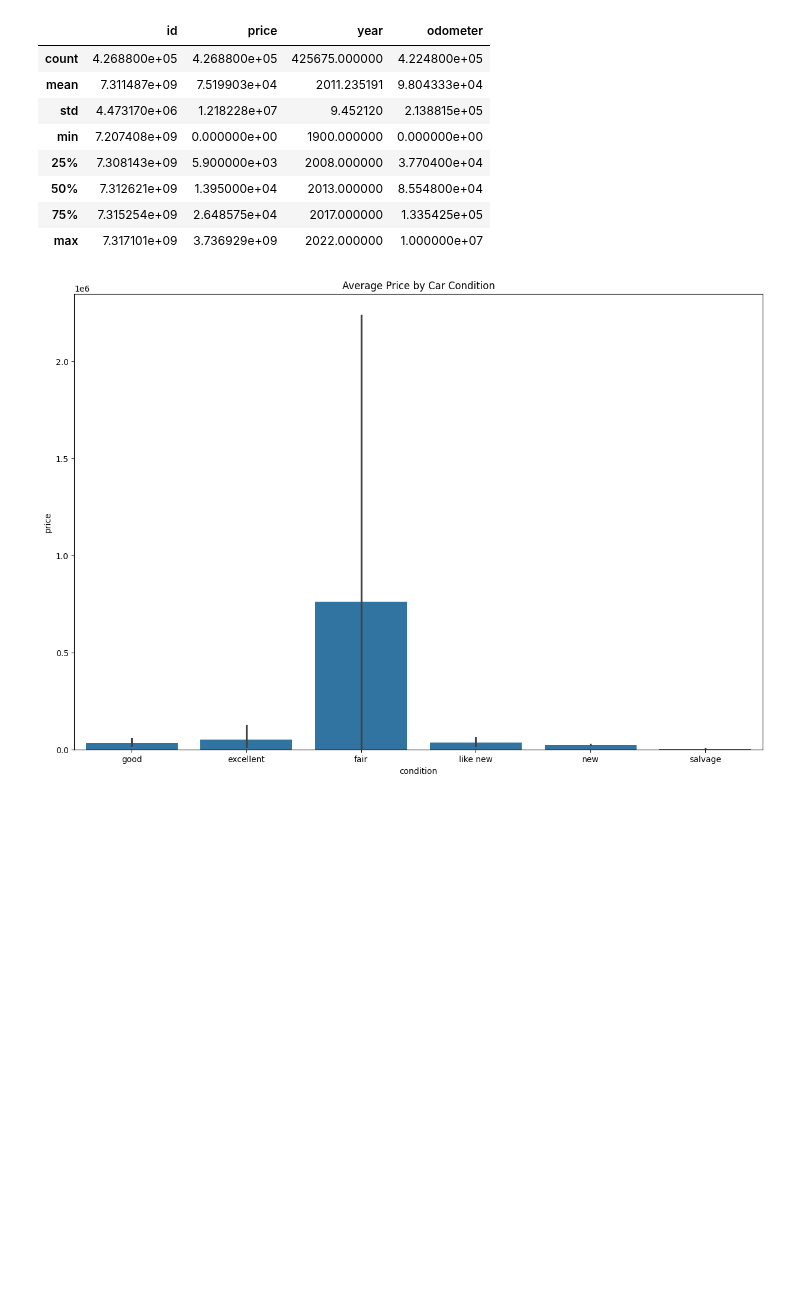
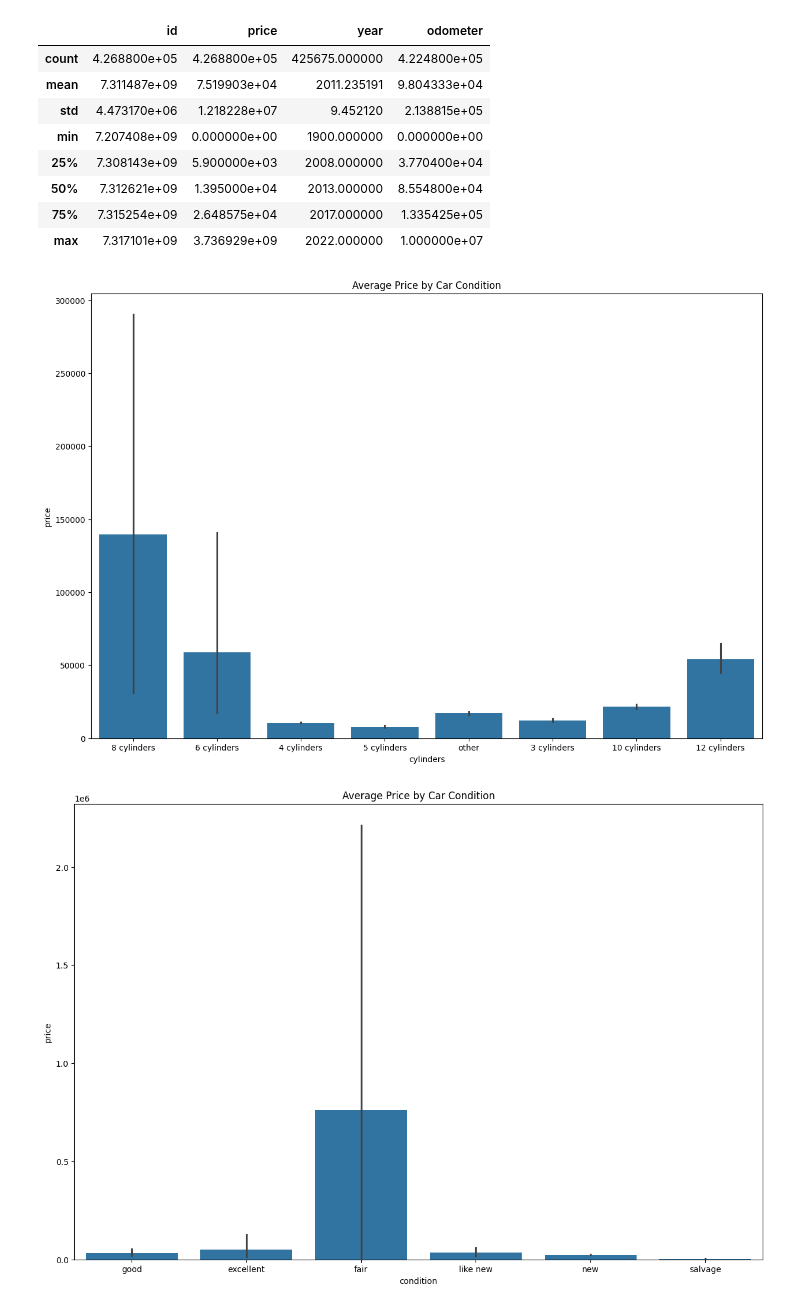
Before and after one commit to RichArden1900/Practical-Application-II-Assignment-11.1, a Jupyter notebook: prompt_II.ipynb, the cells around one changed output. Cells and saved outputs as stored; diff of their text form; code cells hidden in the pictures; blank space fills up the shorter version.

```diff
--- a/prompt_II.ipynb
+++ b/prompt_II.ipynb
@@ -81,6 +81,14 @@ df.describe()
 | 50% | 7.312621e+09 | 1.395000e+04 | 2013.000000 | 8.554800e+04 |
 | 75% | 7.315254e+09 | 2.648575e+04 | 2017.000000 | 1.335425e+05 |
 | max | 7.317101e+09 | 3.736929e+09 | 2022.000000 | 1.000000e+07 |
+# %%
+#Visualization between condition and price
+plt.figure(figsize=(15, 10))
+sns.barplot(data=df, x='cylinders', y='price')
+plt.title("Average Price by Car Condition")
+plt.show()
+# %% [output]
+[figure, added]
 # %%
 #Visualization between condition and price
 plt.figure(figsize=(15, 10))
```
Also changed, not shown: parts of 12 cells of this notebook.
